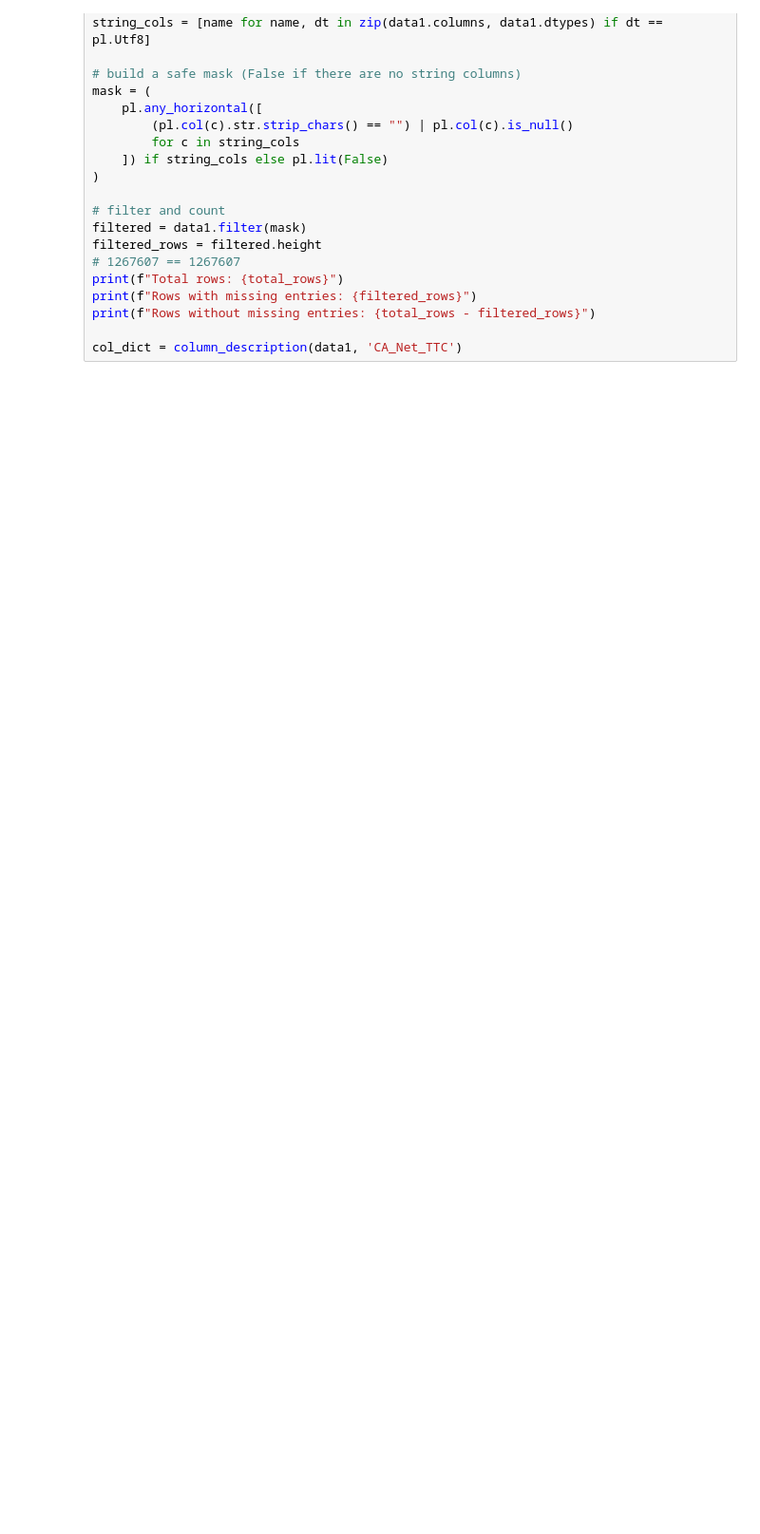
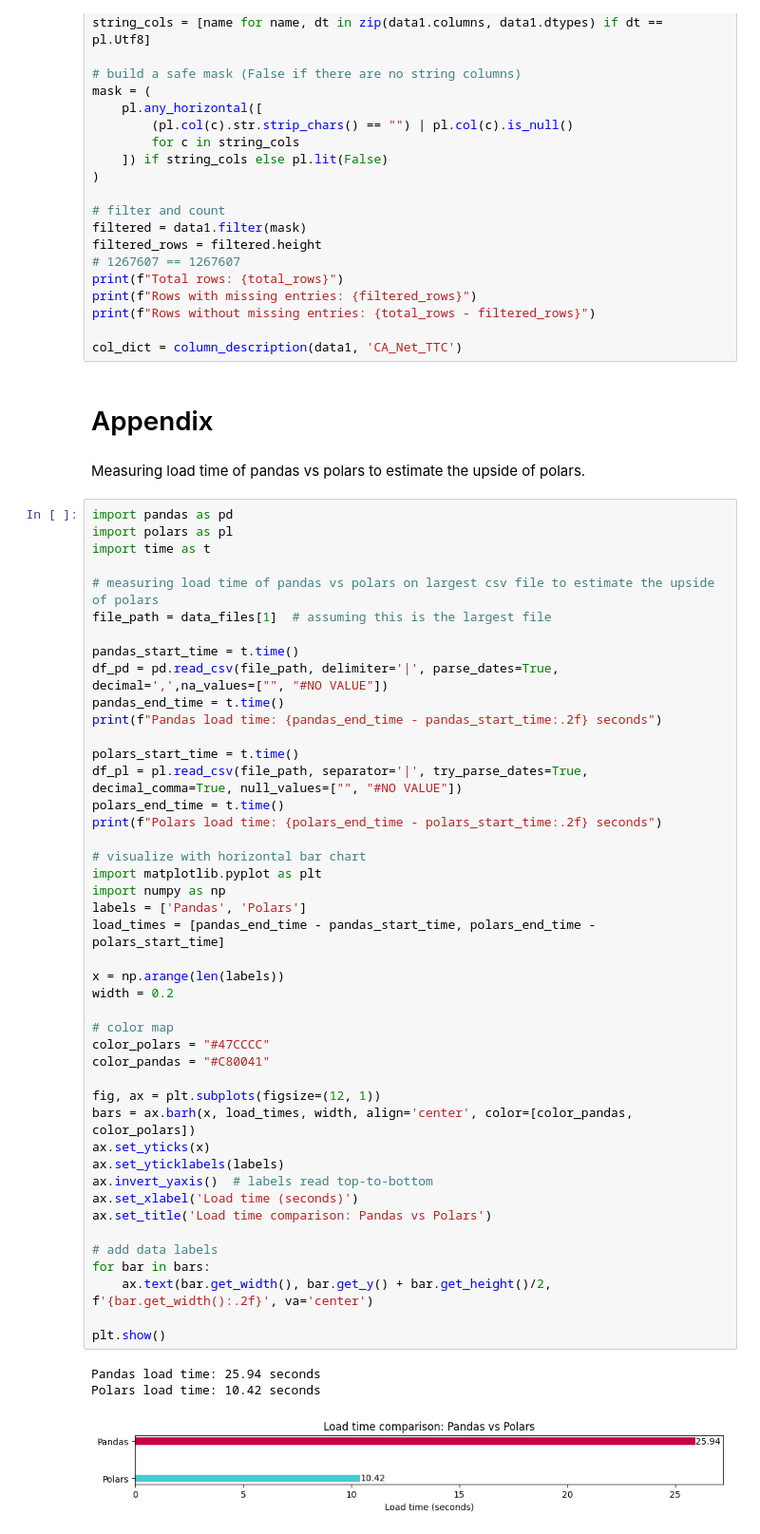
Before and after one commit to LucPellinger/data-engineering-challenge, a Jupyter notebook: notebooks/profiling.ipynb, the cells around one changed output. Shown at 95% size. Drawn from its saved outputs; the diff is of its cells as text; blank space fills up the shorter version.

Commit message:
Added visual to documentation.

```diff
--- a/notebooks/profiling.ipynb
+++ b/notebooks/profiling.ipynb
@@ -684,3 +684,55 @@ print(f"Rows with missing entries: {filtered_rows}")
 print(f"Rows without missing entries: {total_rows - filtered_rows}")
 
 col_dict = column_description(data1, 'CA_Net_TTC')
+# %% [markdown]
+# Appendix
+# %% [markdown]
+Measuring load time of pandas vs polars to estimate the upside of polars.
+# %%
+import pandas as pd
+import polars as pl
+import time as t
+
+# measuring load time of pandas vs polars on largest csv file to estimate the upside of polars
+file_path = data_files[1]  # assuming this is the largest file
+
+pandas_start_time = t.time()
+df_pd = pd.read_csv(file_path, delimiter='|', parse_dates=True, decimal=',',na_values=["", "#NO VALUE"])
+pandas_end_time = t.time()
+print(f"Pandas load time: {pandas_end_time - pandas_start_time:.2f} seconds")
+
+polars_start_time = t.time()
+df_pl = pl.read_csv(file_path, separator='|', try_parse_dates=True, decimal_comma=True, null_values=["", "#NO VALUE"])
+polars_end_time = t.time()
+print(f"Polars load time: {polars_end_time - polars_start_time:.2f} seconds")
+
+# visualize with horizontal bar chart
+import matplotlib.pyplot as plt
+import numpy as np
+labels = ['Pandas', 'Polars']
+load_times = [pandas_end_time - pandas_start_time, polars_end_time - polars_start_time]
+
+x = np.arange(len(labels))
+width = 0.2
+
+# color map
+color_polars = "#47CCCC"
+color_pandas = "#C80041"
+
+fig, ax = plt.subplots(figsize=(12, 1))
+bars = ax.barh(x, load_times, width, align='center', color=[color_pandas, color_polars])
+ax.set_yticks(x)
+ax.set_yticklabels(labels)
+ax.invert_yaxis()  # labels read top-to-bottom
+ax.set_xlabel('Load time (seconds)')
+ax.set_title('Load time comparison: Pandas vs Polars')
+
+# add data labels
+for bar in bars:
+    ax.text(bar.get_width(), bar.get_y() + bar.get_height()/2, f'{bar.get_width():.2f}', va='center')
+
+plt.show()
+# %% [output]
+Pandas load time: 25.94 seconds
+Polars load time: 10.42 seconds
+[figure, added]
```
Also changed, not shown: 3 other files.
